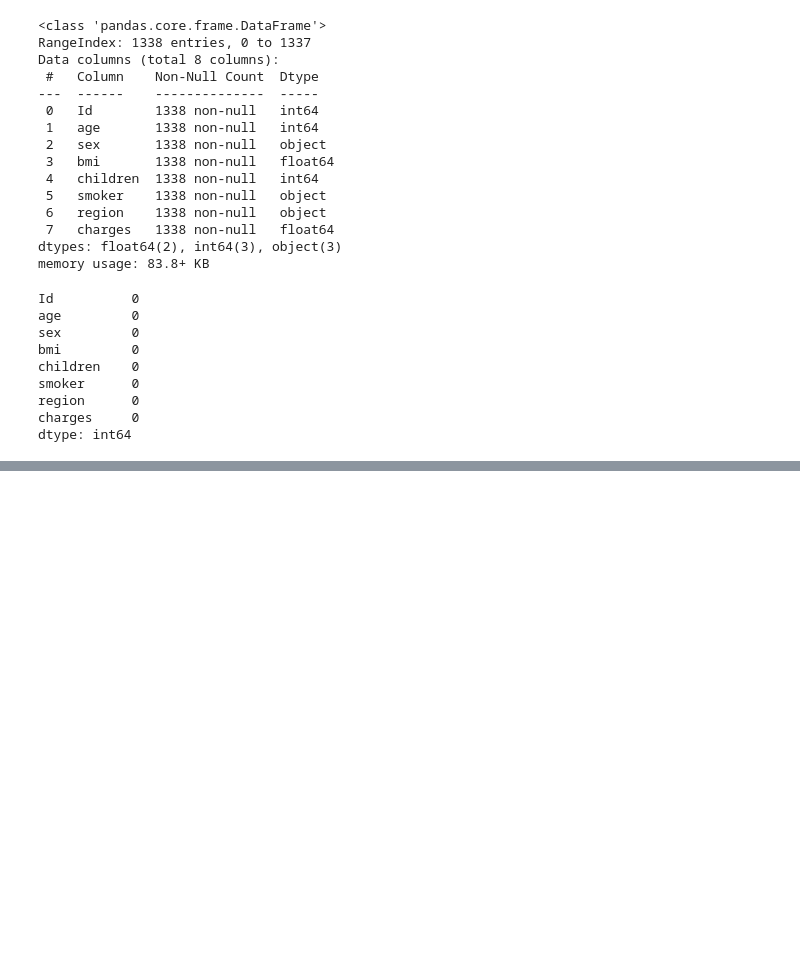
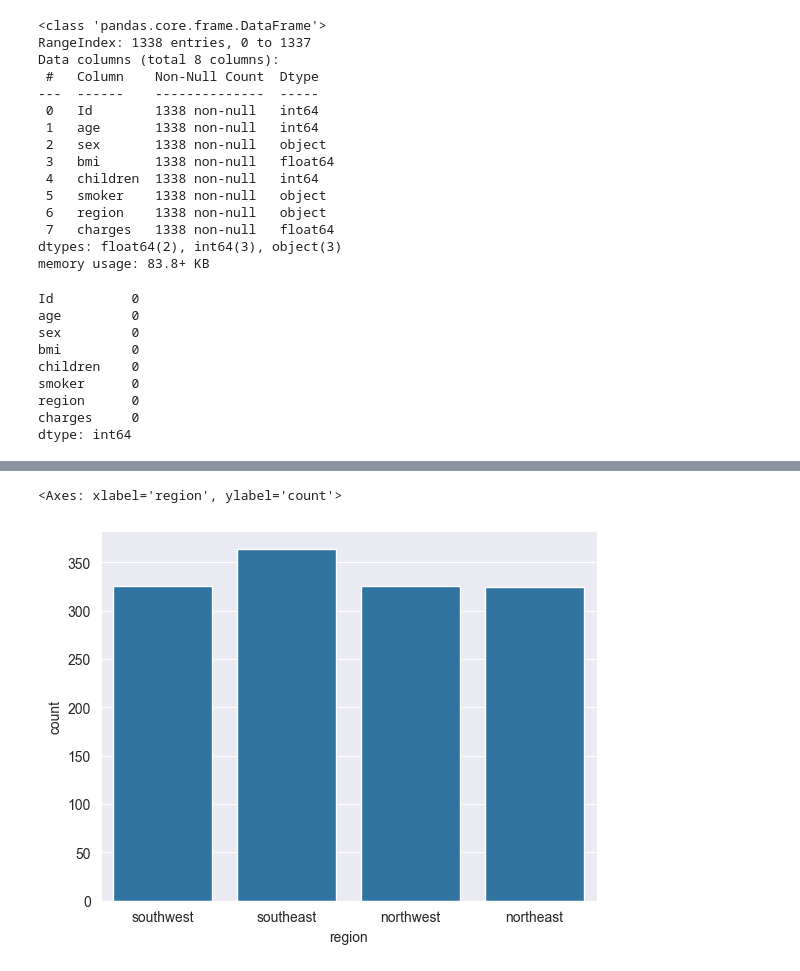
Before and after one commit to cveysel/KursDerslerim, a Jupyter notebook: MakineOgrenmesi/LightGBMRegressor.ipynb, the cells around one changed output, grey strips where cells are left out. Drawn from its saved outputs; the diff is of its cells as text; code cells hidden in the pictures; blank space fills up the shorter version.

```diff
--- a/MakineOgrenmesi/LightGBMRegressor.ipynb
+++ b/MakineOgrenmesi/LightGBMRegressor.ipynb
@@ -47,0 +65,5 @@ dtype: int64
+# %%
+sns.countplot(df,x="region")
+# %% [output]
+<Axes: xlabel='region', ylabel='count'>
+[figure, added]
```
Also changed, not shown: parts of 29 cells of this notebook.
